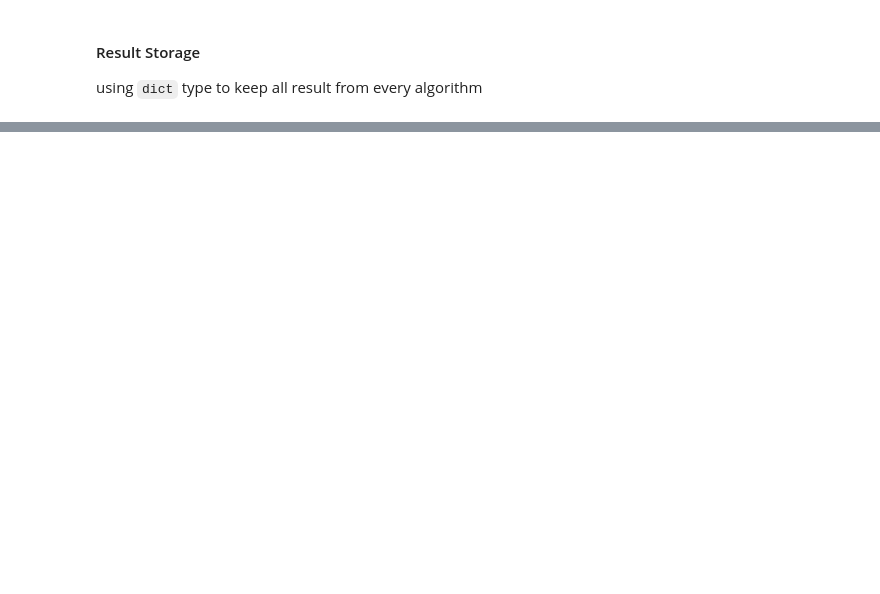
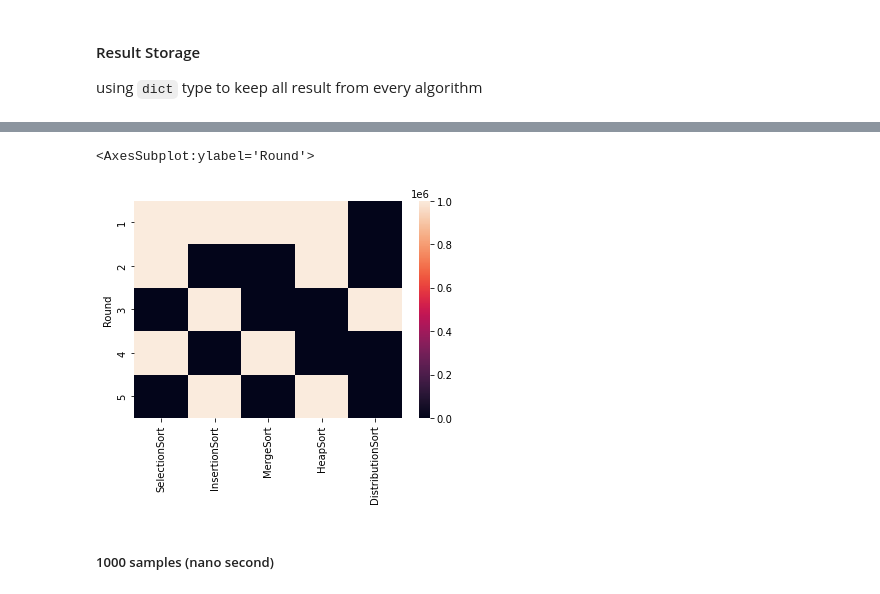
Before and after one commit to WTFPUn/Algorithm-Eff, a Jupyter notebook: SortingExperiment.ipynb, the cells around one changed output, grey strips where cells are left out. Cells and saved outputs as stored; diff of their text form; code cells hidden in the pictures; blank space fills up the shorter version.

```diff
--- a/SortingExperiment.ipynb
+++ b/SortingExperiment.ipynb
@@ -579,0 +798,6 @@ array([80, 82, 82, 99, 85, 87, 99,  0,  0,  0, 80])
+# %%
+for i in range(1, 5):
+  begin = time.time_ns()
+  EveryResult100[i]['DistributionSort']['normalSample']['output'], EveryResult100[i]['DistributionSort']['normalSample']['compare'] = DistributionSort(NormalSampleSet100[i], min(NormalSampleSet100[i]), max(NormalSampleSet100[i]))
+  end = time.time_ns()
+  EveryResult100[i]['DistributionSort']['normalSample']['time'] = (end-begin)
@@ -579,0 +806,5 @@ array([80, 82, 82, 99, 85, 87, 99,  0,  0,  0, 80])
+# %%
+begin = time.time_ns()
+EveryResult100[0]['DistributionSort']['distributeSample']['output'], EveryResult100[0]['DistributionSort']['distributeSample']['compare'] = DistributionSort(DistributeSampleSet100[0],int(min(DistributeSampleSet100[0])), int(max(DistributeSampleSet100[0])))
+end = time.time_ns()
+EveryResult100[0]['DistributionSort']['distributeSample']['time'] = (end-begin)
@@ -579,0 +822,6 @@ array([80, 82, 82, 99, 85, 87, 99,  0,  0,  0, 80])
+# %%
+for i in range(1, 5):
+  begin = time.time_ns()
+  EveryResult100[i]['DistributionSort']['distributeSample']['output'], EveryResult100[i]['DistributionSort']['distributeSample']['compare'] = DistributionSort(DistributeSampleSet100[i],int(min(DistributeSampleSet100[i])), int(max(DistributeSampleSet100[i])))
+  end =time.time_ns()
+  EveryResult100[i]['DistributionSort']['distributeSample']['time'] = (end-begin)
@@ -579,0 +1451,11 @@ array([80, 82, 82, 99, 85, 87, 99,  0,  0,  0, 80])
+# %%
+Normal1stTime = [
+[1,EveryResult100[0]['SelectionSort']['normalSample']['time'], EveryResult100[0]['InsertionSort']['normalSample']['time'], EveryResult100[0]['MergeSort']['normalSample']['time'], EveryResult100[0]['HeapSort']['normalSample']['time'], EveryResult100[0]['DistributionSort']['normalSample']['time']],
+[2,EveryResult100[1]['SelectionSort']['normalSample']['time'], EveryResult100[1]['InsertionSort']['normalSample']['time'], EveryResult100[1]['MergeSort']['normalSample']['time'], EveryResult100[1]['HeapSort']['normalSample']['time'], EveryResult100[1]['DistributionSort']['normalSample']['time']],
+[3,EveryResult100[2]['SelectionSort']['normalSample']['time'], EveryResult100[2]['InsertionSort']['normalSample']['time'], EveryResult100[2]['MergeSort']['normalSample']['time'], EveryResult100[2]['HeapSort']['normalSample']['time'], EveryResult100[2]['DistributionSort']['normalSample']['time']],
+[4,EveryResult100[3]['SelectionSort']['normalSample']['time'], EveryResult100[3]['InsertionSort']['normalSample']['time'], EveryResult100[3]['MergeSort']['normalSample']['time'], EveryResult100[3]['HeapSort']['normalSample']['time'], EveryResult100[3]['DistributionSort']['normalSample']['time']],
+[5,EveryResult100[4]['SelectionSort']['normalSample']['time'], EveryResult100[4]['InsertionSort']['normalSample']['time'], EveryResult100[4]['MergeSort']['normalSample']['time'], EveryResult100[4]['HeapSort']['normalSample']['time'], EveryResult100[4]['DistributionSort']['normalSample']['time']]
+]
+dfNormal1stTime = pd.DataFrame(Normal1stTime, columns=['Round', 'SelectionSort', 'InsertionSort', 'MergeSort', 'HeapSort', 'DistributionSort'])
+dfNormal1stTime = dfNormal1stTime.set_index(['Round'])
+dfNormal1stTime
@@ -579,0 +1470,7 @@ array([80, 82, 82, 99, 85, 87, 99,  0,  0,  0, 80])
+# %%
+sns.heatmap(dfNormal1stTime)
+# %% [output]
+<AxesSubplot:ylabel='Round'>
+[figure, added]
+# %% [markdown]
+##### 1000 samples (nano second)
```
Also changed, not shown: parts of 250 cells of this notebook.
